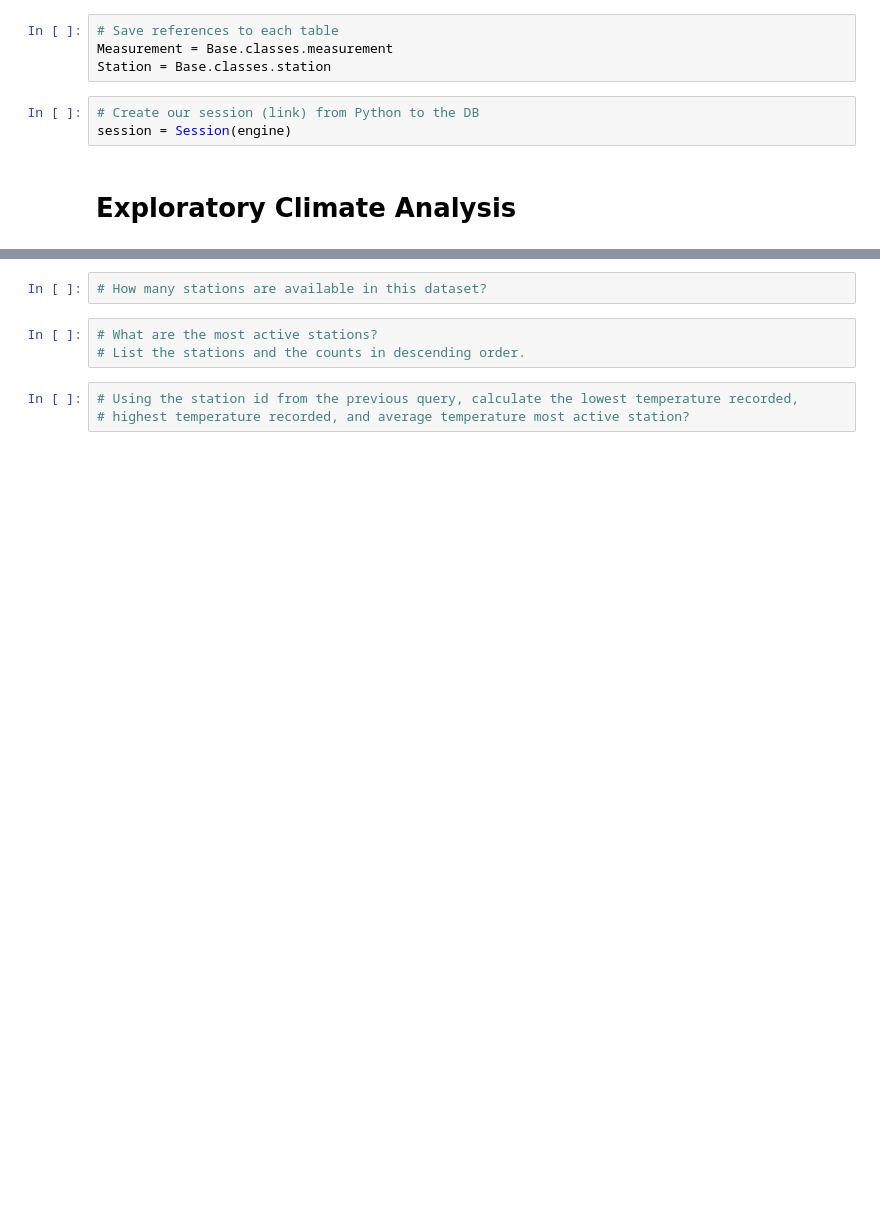
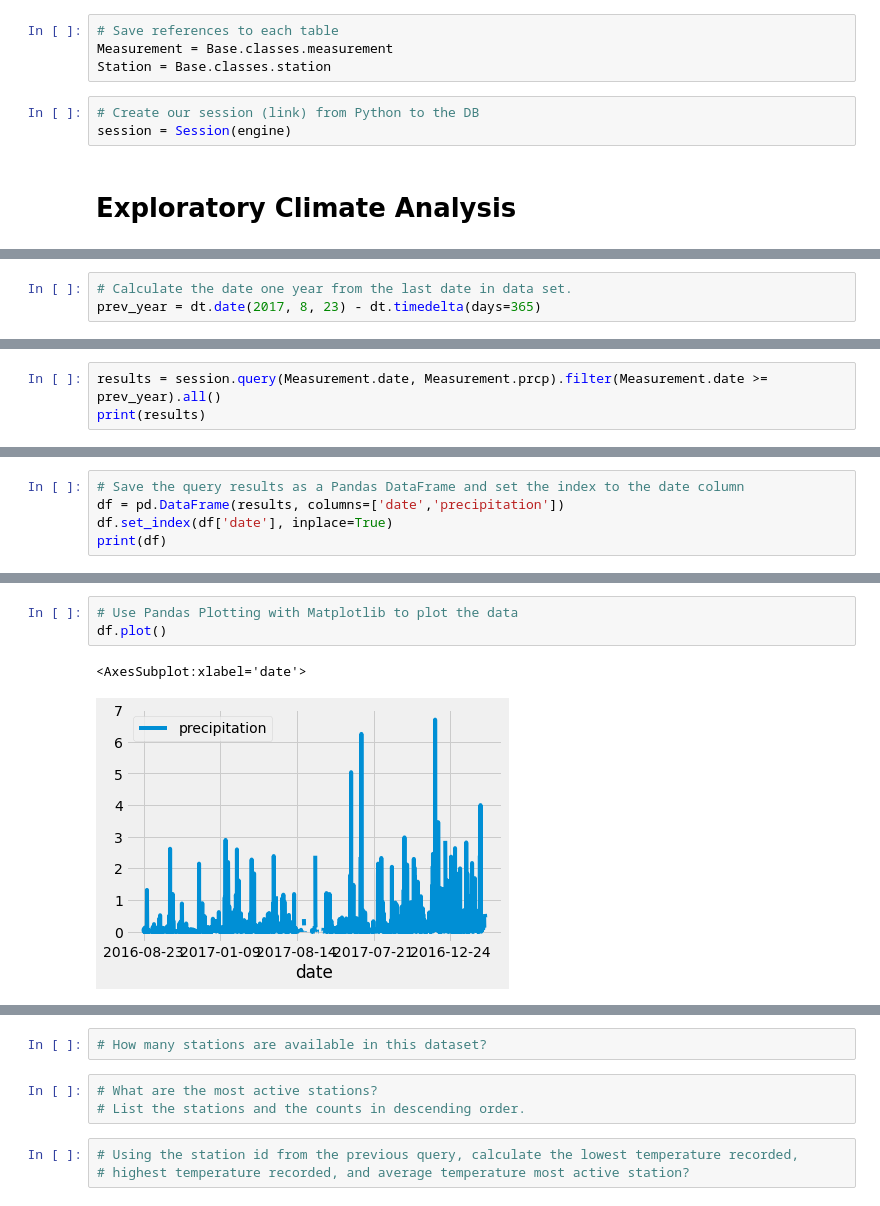
Before and after one commit to yolandahjohnson/surfs_up, a Jupyter notebook: climate_analysis.ipynb, the cells around one changed output, grey strips where cells are left out. Cells and saved outputs as stored; diff of their text form; blank space fills up the shorter version.

```diff
--- a/climate_analysis.ipynb
+++ b/climate_analysis.ipynb
@@ -53,0 +48,3 @@ session = Session(engine)
+# %%
+# Calculate the date one year from the last date in data set.
+prev_year = dt.date(2017, 8, 23) - dt.timedelta(days=365)
@@ -53,0 +57,3 @@ session = Session(engine)
+# %%
+results = session.query(Measurement.date, Measurement.prcp).filter(Measurement.date >= prev_year).all()
+print(results)
@@ -53,0 +81,5 @@ session = Session(engine)
+# %%
+# Save the query results as a Pandas DataFrame and set the index to the date column
+df = pd.DataFrame(results, columns=['date','precipitation'])
+df.set_index(df['date'], inplace=True)
+print(df)
@@ -54,2 +123,8 @@ session = Session(engine)
+# %%
+# Use Pandas Plotting with Matplotlib to plot the data
+df.plot()
+# %% [output]
+<AxesSubplot:xlabel='date'>
+[figure, added]
 # %%
 # Use Pandas to calcualte the summary statistics for the precipitation data
```
Also changed, not shown: parts of 7 cells of this notebook.
